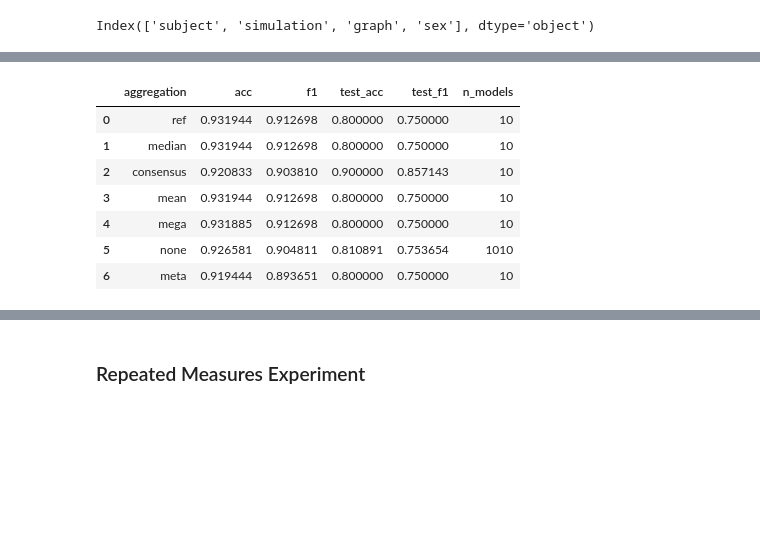
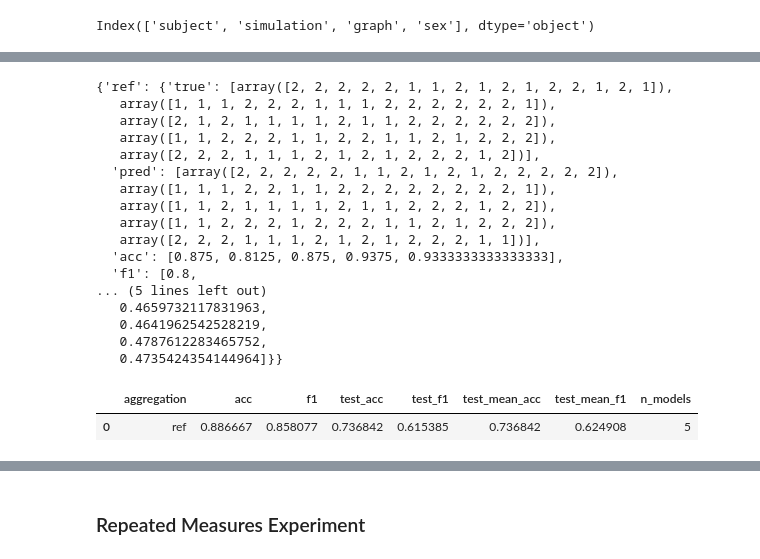
Before and after one commit to gkpapers/2021AggregateMCA, a Jupyter notebook: code/test_experiment.ipynb, the cells around one changed output, grey strips where cells are left out. Saved outputs shown, nothing was run; the diff lists cells and outputs as text; code cells hidden in the pictures; blank space fills up the shorter version.

Commit message:
added option to take upper triangular of graphs; added explained variance report

```diff
--- a/code/test_experiment.ipynb
+++ b/code/test_experiment.ipynb
@@ -25,11 +27,11 @@ try:
 except FileExistsError:
     pass
 # %%
-df = pd.read_hdf('../data/aggregation_connect+feature+demo_dset100x1x1x20.h5')
-df.drop(["edgecount", "globaleffic", "degree", "modularity",
-         "assort", "avplength", "weight", "ccoeff", "betweenness",
-         "plength", "age", "bmi", "cholesterol", "vo2max"], axis=1, inplace=True)
-df.columns
+df_100 = pd.read_hdf('../data/aggregation_connect+feature+demo_dset100x1x1x20.h5')
+df_100.drop(["edgecount", "globaleffic", "degree", "modularity",
+             "assort", "avplength", "weight", "ccoeff", "betweenness",
+             "plength", "age", "bmi", "cholesterol", "vo2max"], axis=1, inplace=True)
+df_100.columns
 # %% [output]
 Index(['subject', 'simulation', 'graph', 'sex'], dtype='object')
 # %%
@@ -50,20 +45,22 @@ for idx, row in df.iterrows():
     row['graph'] = g
     del g
 # %%
-# clf = StackingClassifier
 pca = PCA(n_components=20)
 svc = SVC(kernel='linear', probability=True)
 pipe = Pipeline(steps=[('pca', pca), ('svc', svc)])
 
-rs = 41  # Determined by: start at 42, decrement until holdout set was balanced across sex
-clfagg = AggregatedLearner(df, pipe, target_id='sex', observation_id='simulation',
-                           sample_id='subject', data_id='graph', random_seed=rs,
-                           verbose=False)
+# RS Determined as: 42, decrement until holdout was balanced by sex
+rs = 41
+clfmca_100 = AggregateLearner(df_100, pipe, target_id='sex',
+                              observation_id='simulation',
+                              sample_id='subject', data_id='graph',
+                              random_seed=rs, verbose=True, triu=True)
 # %%
-clfagg.fit(aggregation='ref')
-clfagg.fit(aggregation='median')
-clfagg.fit(aggregation='consensus')
-clfagg.fit(aggregation='mean')
-clfagg.fit(aggregation='mega')
-clfagg.fit(aggregation='none')
-clfagg.fit(aggregation='meta')
+%%time
+clfmca_100.fit(aggregation='ref')
+# clfmca_100.fit(aggregation='median')
+# clfmca_100.fit(aggregation='consensus')
+# clfmca_100.fit(aggregation='mean')
+# clfmca_100.fit(aggregation='mega')
+# clfmca_100.fit(aggregation='none')
+# clfmca_100.fit(aggregation='meta')
@@ -70,11 +85,25 @@ clfagg.fit(aggregation='meta')
+# %%
+clfmca_100.perf
+# %% [output]
+{'ref': {'true': [array([2, 2, 2, 2, 2, 1, 1, 2, 1, 2, 1, 2, 2, 1, 2, 1]),
+   array([1, 1, 1, 2, 2, 2, 1, 1, 1, 2, 2, 2, 2, 2, 2, 1]),
+   array([2, 1, 2, 1, 1, 1, 1, 2, 1, 1, 2, 2, 2, 2, 2, 2]),
+   array([1, 1, 2, 2, 2, 1, 1, 2, 2, 1, 1, 2, 1, 2, 2, 2]),
+   array([2, 2, 2, 1, 1, 1, 2, 1, 2, 1, 2, 2, 2, 1, 2])],
+  'pred': [array([2, 2, 2, 2, 2, 1, 1, 2, 1, 2, 1, 2, 2, 2, 2, 2]),
+   array([1, 1, 1, 2, 2, 1, 1, 2, 2, 2, 2, 2, 2, 2, 2, 1]),
+   array([1, 1, 2, 1, 1, 1, 1, 2, 1, 1, 2, 2, 2, 1, 2, 2]),
+   array([1, 1, 2, 2, 2, 1, 2, 2, 2, 1, 1, 2, 1, 2, 2, 2]),
+   array([2, 2, 2, 1, 1, 1, 2, 1, 2, 1, 2, 2, 2, 1, 1])],
+  'acc': [0.875, 0.8125, 0.875, 0.9375, 0.9333333333333333],
+  'f1': [0.8,
+... (5 lines left out)
+   0.4659732117831963,
+   0.4641962542528219,
+   0.4787612283465752,
+   0.4735424354144964]}}
 # %%
-clfagg.performance_report()
+clfmca_100.performance_report()
 # %% [output]
-|  | aggregation | acc | f1 | test_acc | test_f1 | n_models |
-| 0 | ref | 0.931944 | 0.912698 | 0.800000 | 0.750000 | 10 |
-| 1 | median | 0.931944 | 0.912698 | 0.800000 | 0.750000 | 10 |
-| 2 | consensus | 0.920833 | 0.903810 | 0.900000 | 0.857143 | 10 |
-| 3 | mean | 0.931944 | 0.912698 | 0.800000 | 0.750000 | 10 |
-| 4 | mega | 0.931885 | 0.912698 | 0.800000 | 0.750000 | 10 |
-| 5 | none | 0.926581 | 0.904811 | 0.810891 | 0.753654 | 1010 |
-| 6 | meta | 0.919444 | 0.893651 | 0.800000 | 0.750000 | 10 |
+|  | aggregation | acc | f1 | test_acc | test_f1 | test_mean_acc | test_mean_f1 | n_models |
+| 0 | ref | 0.886667 | 0.858077 | 0.736842 | 0.615385 | 0.736842 | 0.624908 | 5 |
```
Also changed, not shown: parts of 22 cells of this notebook, 1 other file.
